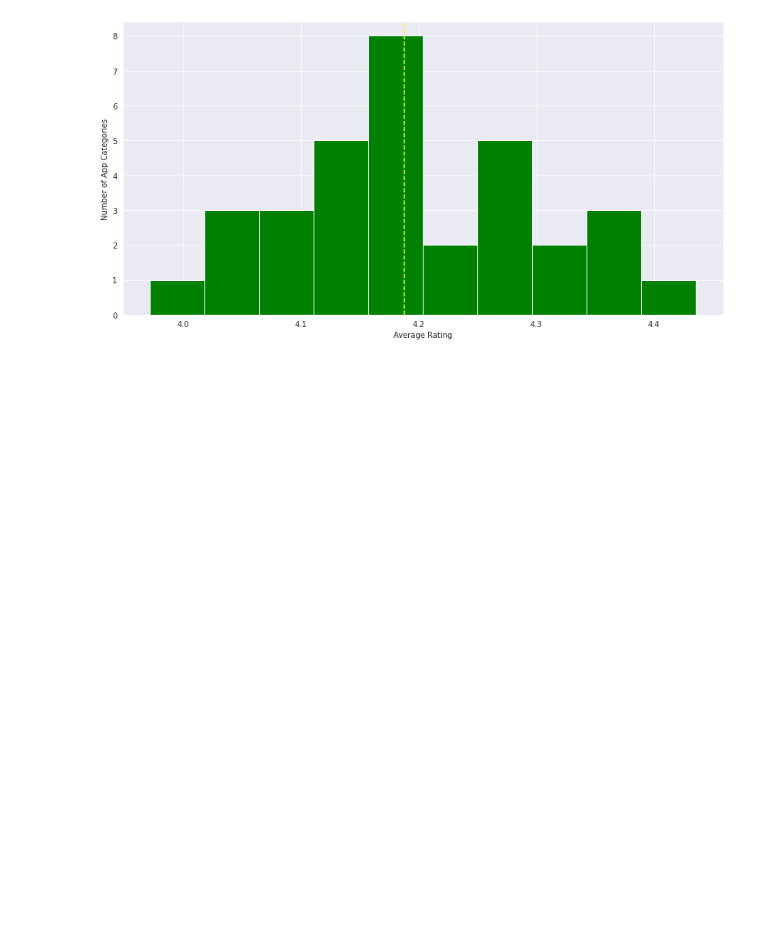
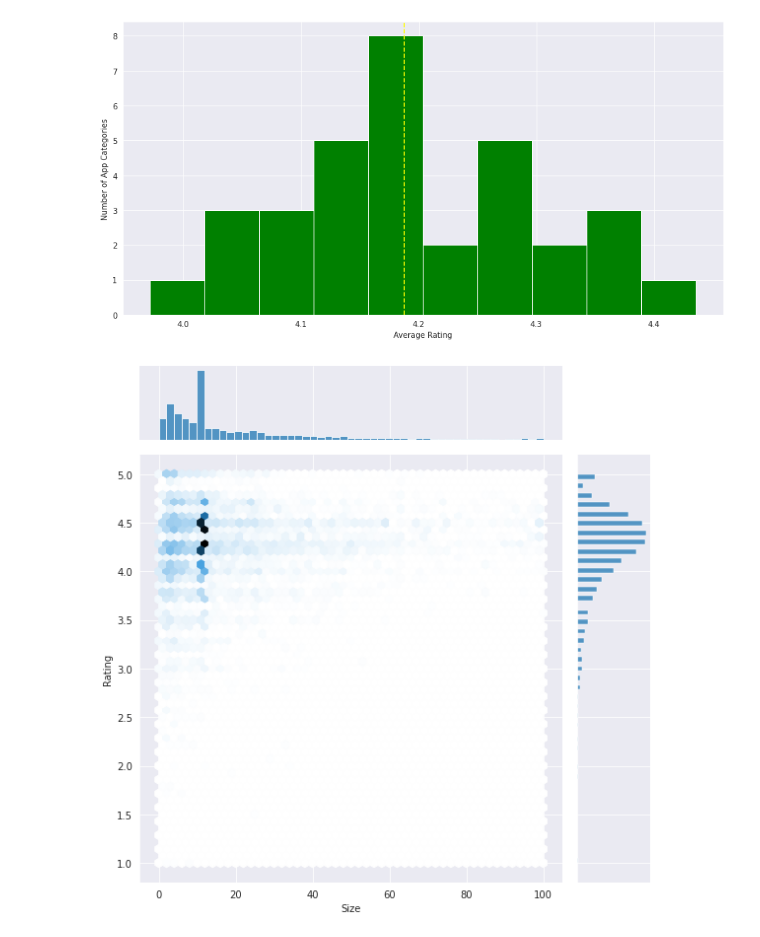
Before and after one commit to kapeeshvarma/Play-Store-App-Analysis, a Jupyter notebook: Play_Store_App_Review_Analysis_Capstone_Project.ipynb, the cells around one changed output. Cells and saved outputs as stored; diff of their text form; code cells hidden in the pictures; blank space fills up the shorter version.

```diff
--- a/Play_Store_App_Review_Analysis_Capstone_Project.ipynb
+++ b/Play_Store_App_Review_Analysis_Capstone_Project.ipynb
@@ -181,3 +181,12 @@ plt.ylabel('Number of App Categories')
 plt.show()
 # %% [output]
 [figure]
+# %%
+# Visualize the relation between Size and Rating of the App
+%matplotlib inline
+sns.set_style("darkgrid")
+
+sns.jointplot(x = apps['Size'], y = apps['Rating'], height=8, kind='hex')
+plt.show()
+# %% [output]
+[figure, added]
```
Also changed, not shown: parts of 3 cells of this notebook.
